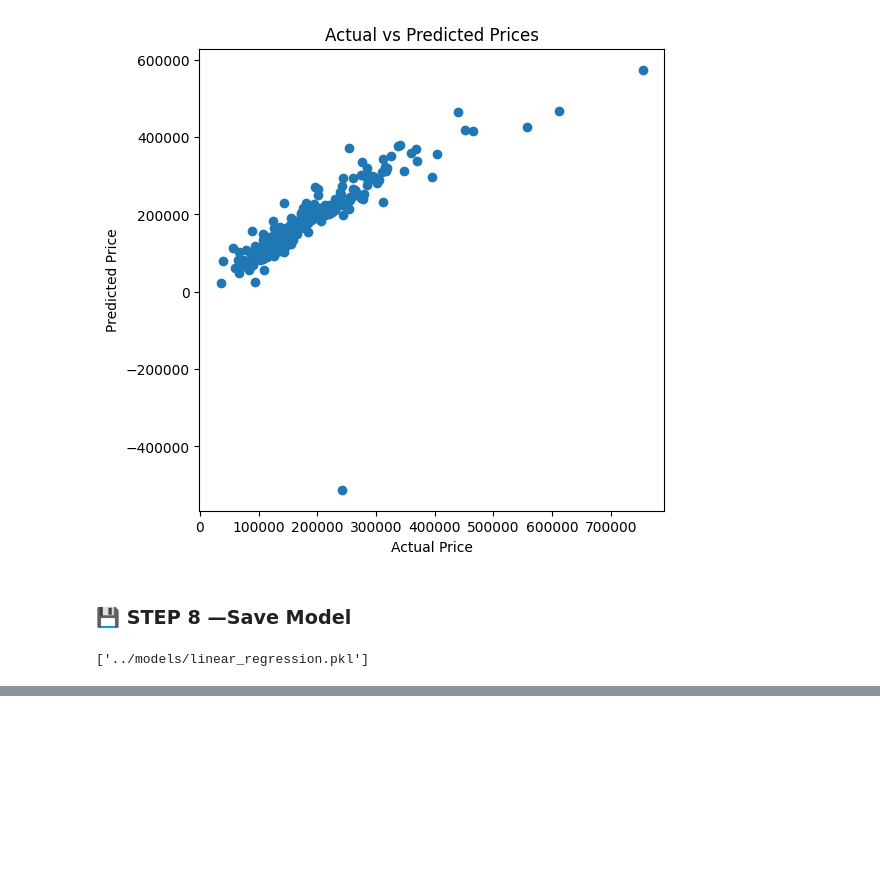
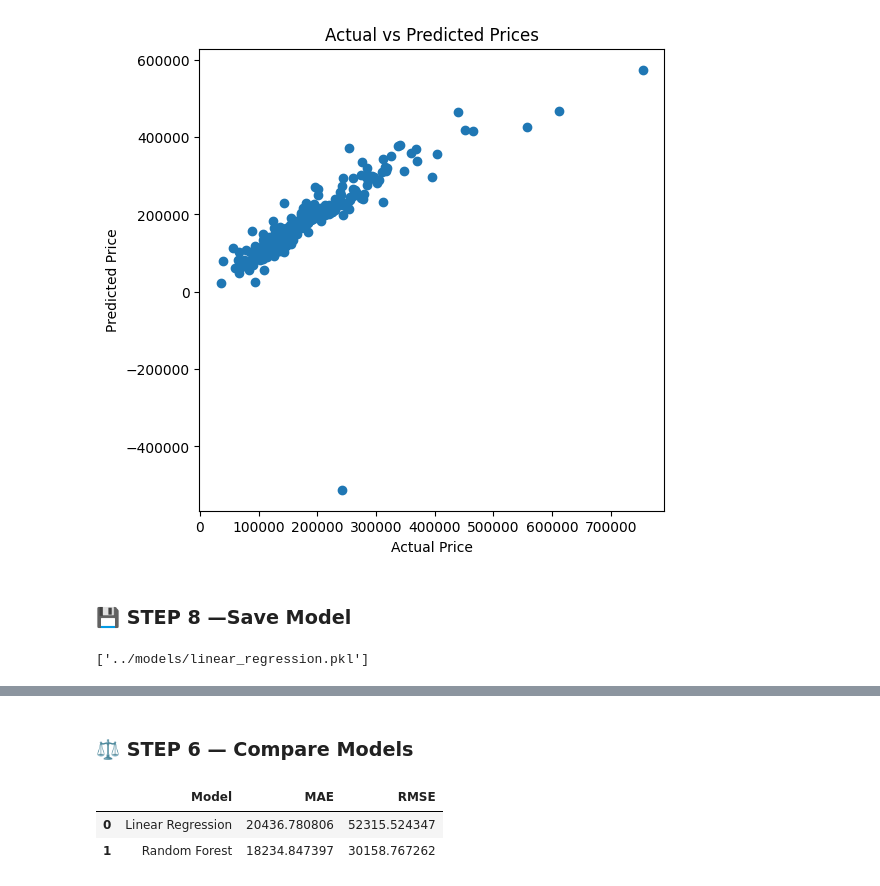
Before and after one commit to hafsakomal445/house-price-prediction-ml, a Jupyter notebook: notebooks/EDA.ipynb, the cells around one changed output, grey strips where cells are left out. Drawn from its saved outputs; the diff is of its cells as text; code cells hidden in the pictures; blank space fills up the shorter version.

```diff
--- a/notebooks/EDA.ipynb
+++ b/notebooks/EDA.ipynb
@@ -448,0 +505,16 @@ joblib.dump(lr, '../models/linear_regression.pkl')
+# %% [markdown]
+### ⚖️ STEP 6 — Compare Models
+# %%
+import pandas as pd
+
+comparison = pd.DataFrame({
+    "Model": ["Linear Regression", "Random Forest"],
+    "MAE": [mae, mae_rf],
+    "RMSE": [rmse, rmse_rf]
+})
+
+comparison
+# %% [output]
+|  | Model | MAE | RMSE |
+| 0 | Linear Regression | 20436.780806 | 52315.524347 |
+| 1 | Random Forest | 18234.847397 | 30158.767262 |
```
Also changed, not shown: parts of 15 cells of this notebook.
